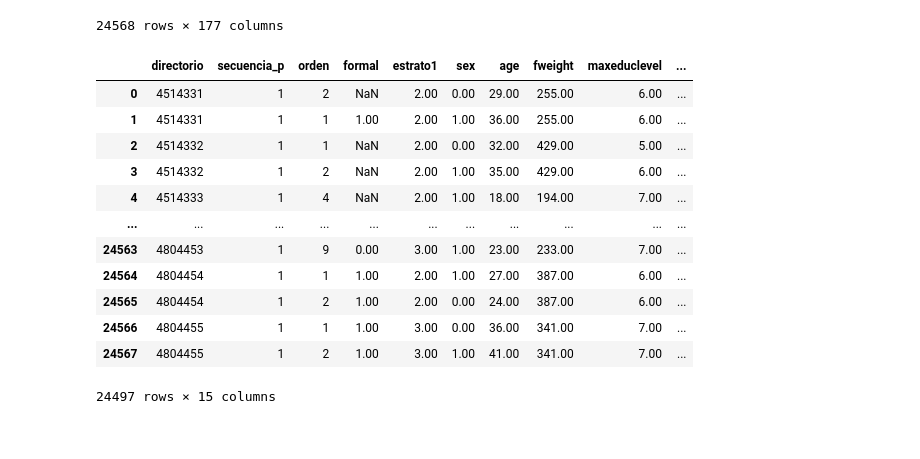
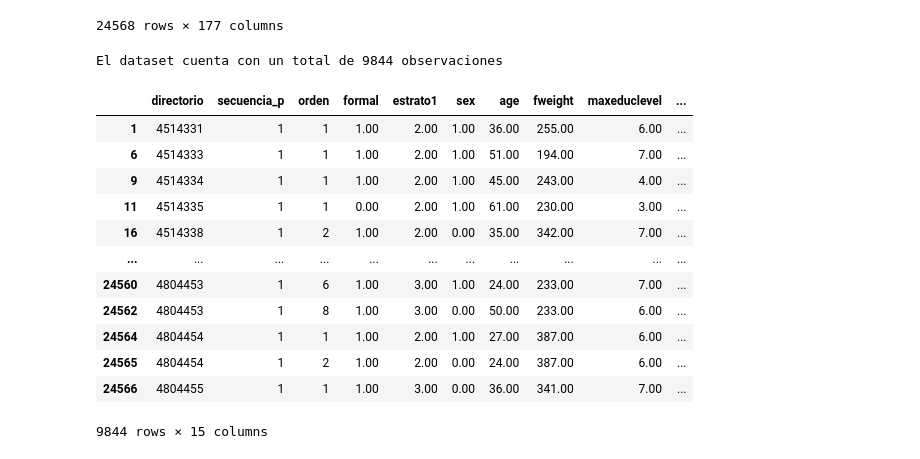
Before and after one commit to ebqz7/Machine_Learning_TP, a Jupyter notebook: TP1/scripts/2_data_cleaning.ipynb, the cells around one changed output. Drawn from its saved outputs; the diff is of its cells as text; code cells hidden in the pictures.

```diff
--- a/TP1/scripts/2_data_cleaning.ipynb
+++ b/TP1/scripts/2_data_cleaning.ipynb
@@ -51,9 +51,6 @@ df['age'] = pd.to_numeric(df['age'], errors='coerce').fillna(0).astype(int)
 
 # Filtramos por edad
 df_18 = df[df['age']>= 18]
-
-# Reemplazamos con 0 aquellas que tienen NA
-df_18 = df_18.replace("NA",0)
 
 # Filtramos por ingreso positivo
 df_18 = df_18[df_18['y_salary_m_hu'] != 0]
@@ -90,36 +87,46 @@ El dataset cuenta con un total de 24568 observaciones
 # %%
 #3. Realizamos una selección de var
 
 df_18 = df_18[['directorio', 'secuencia_p', 'orden', 'formal','estrato1', 'sex', 'age','fweight', 'maxeduclevel',
               'y_salary_m_hu','y_total_m', 'p6585s1', 'p6585s2', 'p6585s3', 'p6585s4']]
 
 # Transformamos las variables subsidios en dicotómicas. Primero, quitamos los que respondieron no saber:
 subsidios = ['p6585s1', 'p6585s2', 'p6585s3', 'p6585s4']
 for s in subsidios:
     df_18 = df_18[df_18[s] != 9.0]
 
 # Ahora reemplazamos los que responden que no por 0 y los que sí por 1:
 for s in subsidios:
     df_18[s] = df_18[s].apply(lambda x: 1 if x == 1 else 0)
 df_18
 
 # Filtramos por aquellos que no respondieron su nivel educativo
 df_18 = df_18[df_18['maxeduclevel'] != 0.0]
+
+
+# Por último, eliminamos los NaN:
+
+df_18.dropna(how="any", inplace=True)
+
+# El dataset resultante queda de la siguiente manera
+print(f"El dataset cuenta con un total de {df_18.shape[0]} observaciones")
+
 df_18
 # %% [output]
+El dataset cuenta con un total de 9844 observaciones
 |  | directorio | secuencia_p | orden | formal | estrato1 | sex | age | fweight | maxeduclevel | ... |
-| 0 | 4514331 | 1 | 2 | NaN | 2.00 | 0.00 | 29.00 | 255.00 | 6.00 | ... |
 | 1 | 4514331 | 1 | 1 | 1.00 | 2.00 | 1.00 | 36.00 | 255.00 | 6.00 | ... |
-| 2 | 4514332 | 1 | 1 | NaN | 2.00 | 0.00 | 32.00 | 429.00 | 5.00 | ... |
-| 3 | 4514332 | 1 | 2 | NaN | 2.00 | 1.00 | 35.00 | 429.00 | 6.00 | ... |
-| 4 | 4514333 | 1 | 4 | NaN | 2.00 | 1.00 | 18.00 | 194.00 | 7.00 | ... |
+| 6 | 4514333 | 1 | 1 | 1.00 | 2.00 | 1.00 | 51.00 | 194.00 | 7.00 | ... |
+| 9 | 4514334 | 1 | 1 | 1.00 | 2.00 | 1.00 | 45.00 | 243.00 | 4.00 | ... |
+| 11 | 4514335 | 1 | 1 | 0.00 | 2.00 | 1.00 | 61.00 | 230.00 | 3.00 | ... |
+| 16 | 4514338 | 1 | 2 | 1.00 | 2.00 | 0.00 | 35.00 | 342.00 | 7.00 | ... |
 | ... | ... | ... | ... | ... | ... | ... | ... | ... | ... | ... |
-| 24563 | 4804453 | 1 | 9 | 0.00 | 3.00 | 1.00 | 23.00 | 233.00 | 7.00 | ... |
+| 24560 | 4804453 | 1 | 6 | 1.00 | 3.00 | 1.00 | 24.00 | 233.00 | 7.00 | ... |
+| 24562 | 4804453 | 1 | 8 | 1.00 | 3.00 | 0.00 | 50.00 | 233.00 | 6.00 | ... |
 | 24564 | 4804454 | 1 | 1 | 1.00 | 2.00 | 1.00 | 27.00 | 387.00 | 6.00 | ... |
 | 24565 | 4804454 | 1 | 2 | 1.00 | 2.00 | 0.00 | 24.00 | 387.00 | 6.00 | ... |
 | 24566 | 4804455 | 1 | 1 | 1.00 | 3.00 | 0.00 | 36.00 | 341.00 | 7.00 | ... |
-| 24567 | 4804455 | 1 | 2 | 1.00 | 3.00 | 1.00 | 41.00 | 341.00 | 7.00 | ... |
-24497 rows × 15 columns
+9844 rows × 15 columns
 # %%
 #  Missing
 missing_values = df_18.isnull().sum()
```
Also changed, not shown: parts of 1 cell of this notebook, 6 other files.
